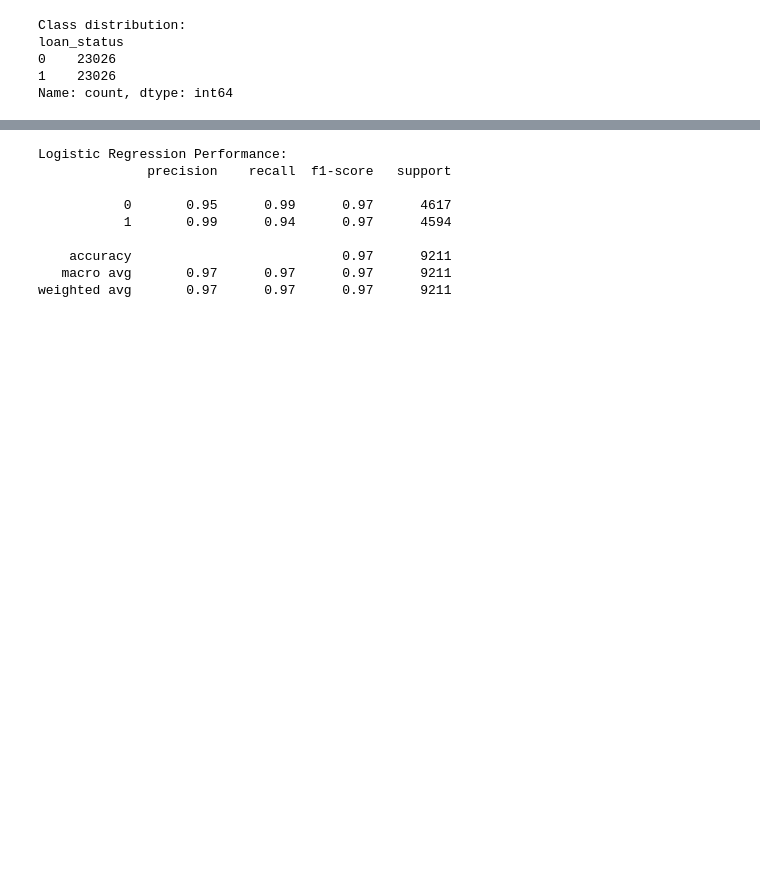
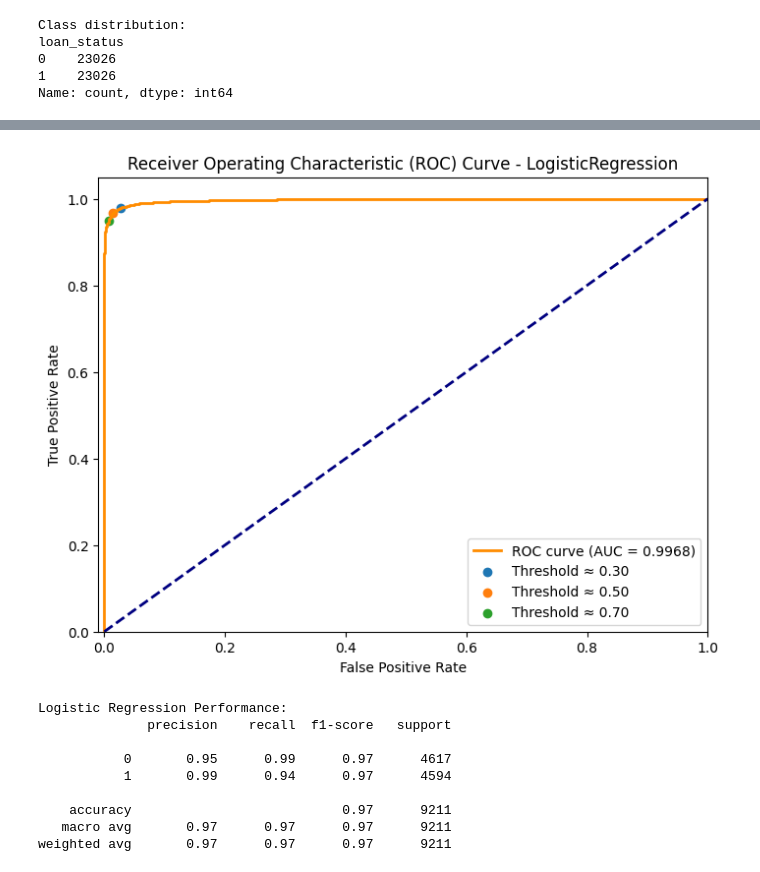
Before and after one commit to dhanmoti/ml-exercise, a Jupyter notebook: SMU_FNCE685_G2_PD_Prediction_v2.ipynb, the cells around one changed output, grey strips where cells are left out. Cells and saved outputs as stored; diff of their text form; code cells hidden in the pictures; blank space fills up the shorter version.

```diff
--- a/SMU_FNCE685_G2_PD_Prediction_v2.ipynb
+++ b/SMU_FNCE685_G2_PD_Prediction_v2.ipynb
@@ -608,0 +746,30 @@ models = {
+# %%
+# Function to plot ROC curve
+def plot_roc_curve(y_test, y_pred_proba, model_name):
+    fpr, tpr, thresholds = roc_curve(y_test, y_pred_proba)
+    roc_auc = auc(fpr, tpr)
+
+    plt.figure(figsize=(8,6))
+    plt.plot(fpr, tpr, color='darkorange', lw=2, label=f'ROC curve (AUC = {roc_auc:.4f})')
+    plt.plot([0, 1], [0, 1], color='navy', lw=2, linestyle='--')
+
+    # Define the thresholds to highlight
+    desired_thresholds = [0.3, 0.5, 0.7]
+
+    # Function to find the closest threshold
+    def find_closest_threshold(thresholds, desired_thresh):
+        idx = np.argmin(np.abs(thresholds - desired_thresh))
+        return idx
+
+    # Highlight specific threshold points
+    for thresh in desired_thresholds:
+        idx = find_closest_threshold(thresholds, thresh)
+        plt.scatter(fpr[idx], tpr[idx], label=f'Threshold ≈ {thresholds[idx]:.2f}', marker='o')
+
+    plt.xlim([-0.01, 1.0])
+    plt.ylim([0.0, 1.05])
+    plt.xlabel('False Positive Rate')
+    plt.ylabel('True Positive Rate')
+    plt.title(f'Receiver Operating Characteristic (ROC) Curve - {model_name}')
+    plt.legend(loc="lower right")
+    plt.show()
@@ -609,3 +852,7 @@ models = {
+# %%
+plot_roc_curve(y_test, y_pred_proba, "LogisticRegression")
+# %% [output]
+[figure, added]
 # %%
 # Train and evaluate models
 results = {}
```
Also changed, not shown: parts of 23 cells of this notebook.
